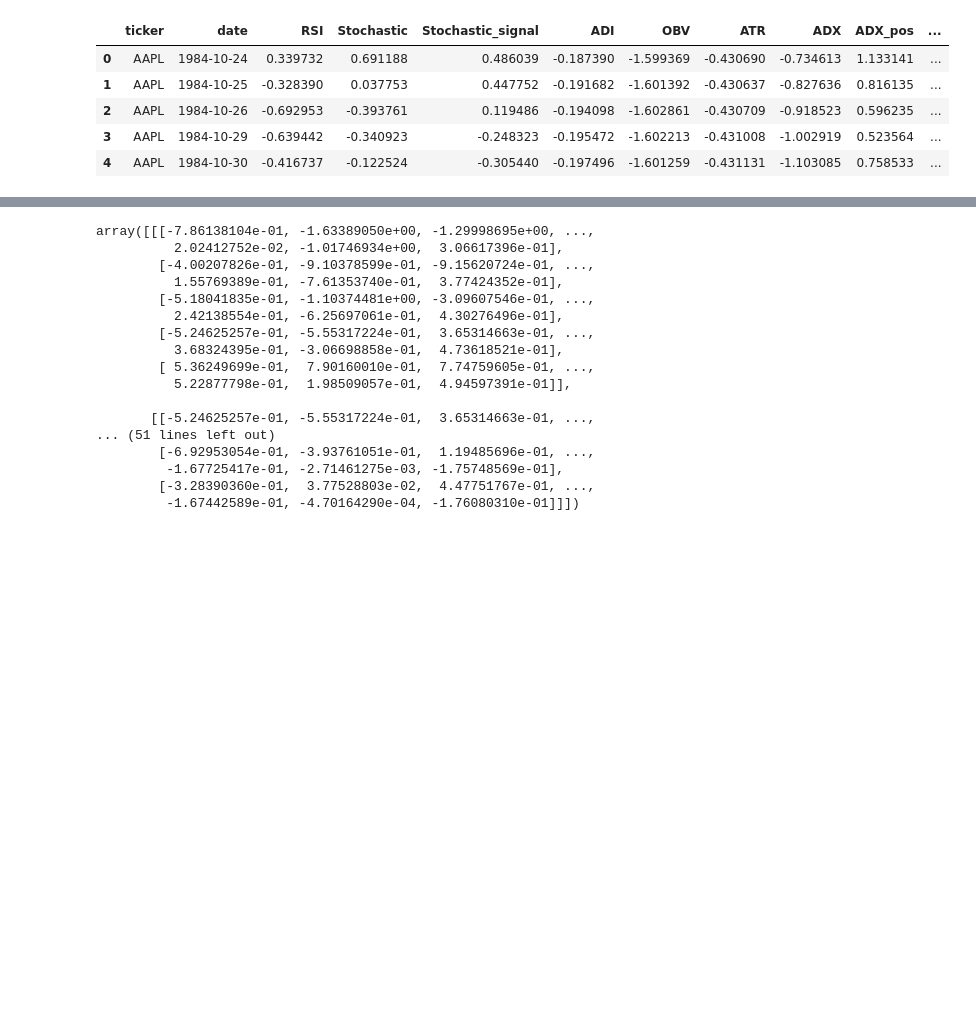
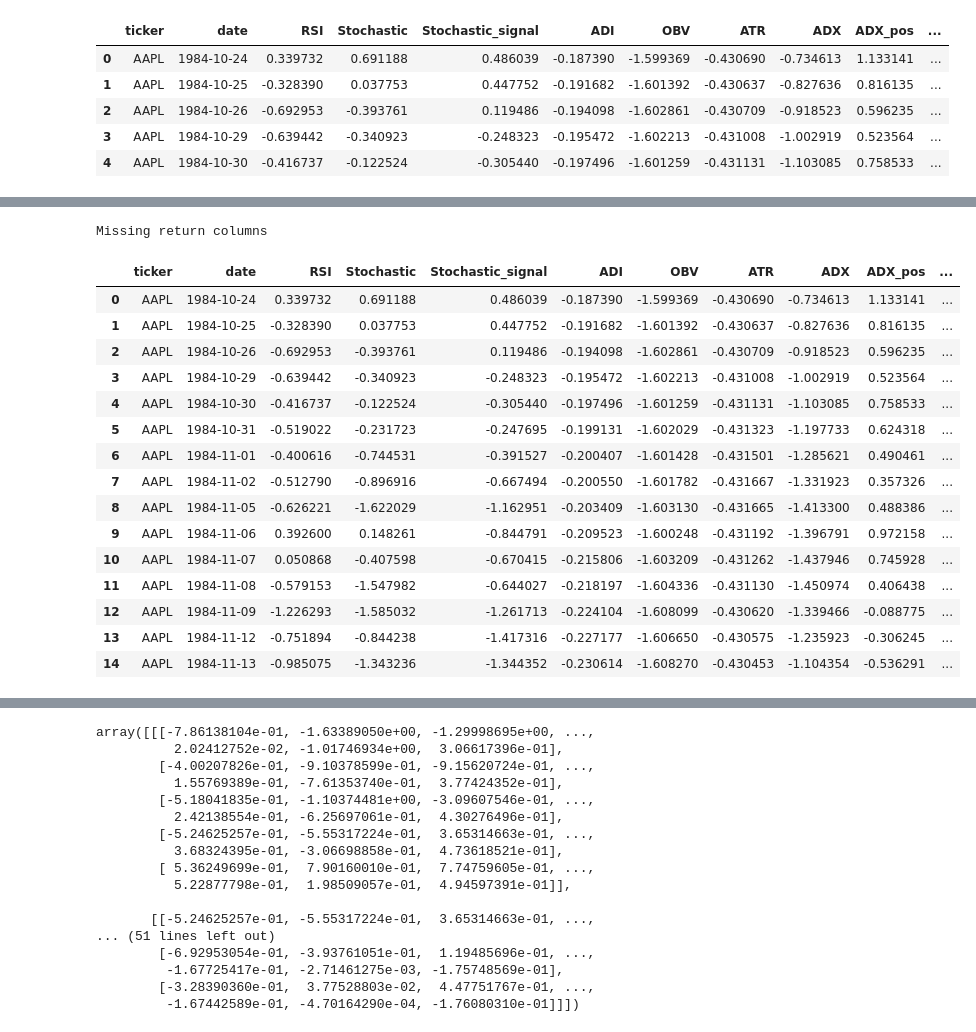
Before and after one commit to marcin-sobocinski/mlchartist, a Jupyter notebook: notebooks/charles_aapl_modeling.ipynb, the cells around one changed output, grey strips where cells are left out. Drawn from its saved outputs; the diff is of its cells as text; code cells hidden in the pictures; blank space fills up the shorter version.

```diff
--- a/notebooks/charles_aapl_modeling.ipynb
+++ b/notebooks/charles_aapl_modeling.ipynb
@@ -70,0 +130,21 @@ df_scaled.head()
+# %%
+clean_df = thresholds_encoding(df_scaled)
+clean_df.head(15)
+# %% [output]
+Missing return columns
+|  | ticker | date | RSI | Stochastic | Stochastic_signal | ADI | OBV | ATR | ADX | ADX_pos | ... |
+| 0 | AAPL | 1984-10-24 | 0.339732 | 0.691188 | 0.486039 | -0.187390 | -1.599369 | -0.430690 | -0.734613 | 1.133141 | ... |
+| 1 | AAPL | 1984-10-25 | -0.328390 | 0.037753 | 0.447752 | -0.191682 | -1.601392 | -0.430637 | -0.827636 | 0.816135 | ... |
+| 2 | AAPL | 1984-10-26 | -0.692953 | -0.393761 | 0.119486 | -0.194098 | -1.602861 | -0.430709 | -0.918523 | 0.596235 | ... |
+| 3 | AAPL | 1984-10-29 | -0.639442 | -0.340923 | -0.248323 | -0.195472 | -1.602213 | -0.431008 | -1.002919 | 0.523564 | ... |
+| 4 | AAPL | 1984-10-30 | -0.416737 | -0.122524 | -0.305440 | -0.197496 | -1.601259 | -0.431131 | -1.103085 | 0.758533 | ... |
+| 5 | AAPL | 1984-10-31 | -0.519022 | -0.231723 | -0.247695 | -0.199131 | -1.602029 | -0.431323 | -1.197733 | 0.624318 | ... |
+| 6 | AAPL | 1984-11-01 | -0.400616 | -0.744531 | -0.391527 | -0.200407 | -1.601428 | -0.431501 | -1.285621 | 0.490461 | ... |
+| 7 | AAPL | 1984-11-02 | -0.512790 | -0.896916 | -0.667494 | -0.200550 | -1.601782 | -0.431667 | -1.331923 | 0.357326 | ... |
+| 8 | AAPL | 1984-11-05 | -0.626221 | -1.622029 | -1.162951 | -0.203409 | -1.603130 | -0.431665 | -1.413300 | 0.488386 | ... |
+| 9 | AAPL | 1984-11-06 | 0.392600 | 0.148261 | -0.844791 | -0.209523 | -1.600248 | -0.431192 | -1.396791 | 0.972158 | ... |
+| 10 | AAPL | 1984-11-07 | 0.050868 | -0.407598 | -0.670415 | -0.215806 | -1.603209 | -0.431262 | -1.437946 | 0.745928 | ... |
+| 11 | AAPL | 1984-11-08 | -0.579153 | -1.547982 | -0.644027 | -0.218197 | -1.604336 | -0.431130 | -1.450974 | 0.406438 | ... |
+| 12 | AAPL | 1984-11-09 | -1.226293 | -1.585032 | -1.261713 | -0.224104 | -1.608099 | -0.430620 | -1.339466 | -0.088775 | ... |
+| 13 | AAPL | 1984-11-12 | -0.751894 | -0.844238 | -1.417316 | -0.227177 | -1.606650 | -0.430575 | -1.235923 | -0.306245 | ... |
+| 14 | AAPL | 1984-11-13 | -0.985075 | -1.343236 | -1.344352 | -0.230614 | -1.608270 | -0.430453 | -1.104354 | -0.536291 | ... |
```
Also changed, not shown: parts of 20 cells of this notebook.
